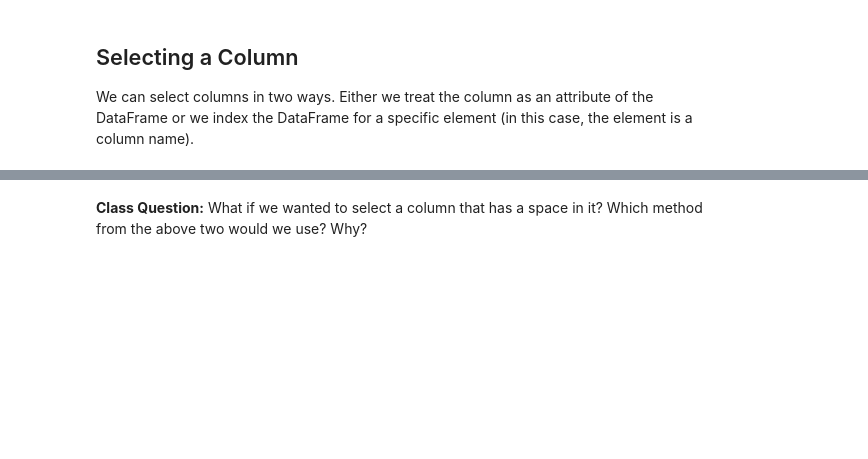
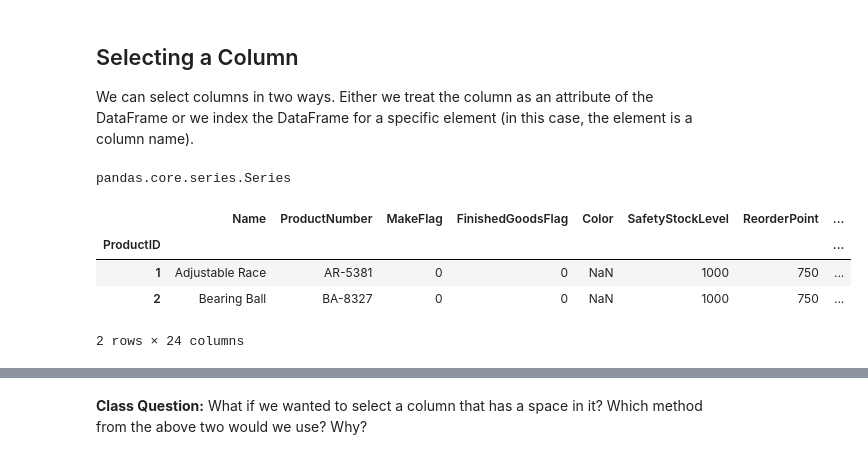
Before and after one commit to ersingt/coursework, a Jupyter notebook: 02-Week/01-pandas/01-pandas-intro_after_day_1.ipynb, the cells around one changed output, grey strips where cells are left out. Cells and saved outputs as stored; diff of their text form; code cells hidden in the pictures; blank space fills up the shorter version.

```diff
--- a/02-Week/01-pandas/01-pandas-intro_after_day_1.ipynb
+++ b/02-Week/01-pandas/01-pandas-intro_after_day_1.ipynb
@@ -175,5 +304,16 @@ type(prod.dtypes)
 We can select columns in two ways. Either we treat the column as an attribute of the DataFrame or we index the DataFrame for a specific element (in this case, the element is a column name).
 # %%
 # show the difference in data types by using single and double square brackets
+type(prod['Name'])
+# %% [output]
+pandas.core.series.Series
+# %%
+prod.head(2)
+# %% [output]
+|  | Name | ProductNumber | MakeFlag | FinishedGoodsFlag | Color | SafetyStockLevel | ReorderPoint | ... |
+| ProductID |  |  |  |  |  |  |  | ... |
+| 1 | Adjustable Race | AR-5381 | 0 | 0 | NaN | 1000 | 750 | ... |
+| 2 | Bearing Ball | BA-8327 | 0 | 0 | NaN | 1000 | 750 | ... |
+2 rows × 24 columns
 # %%
 # select the Name column only, returned as a Series object
```
Also changed, not shown: parts of 34 cells of this notebook, 1 other file.
